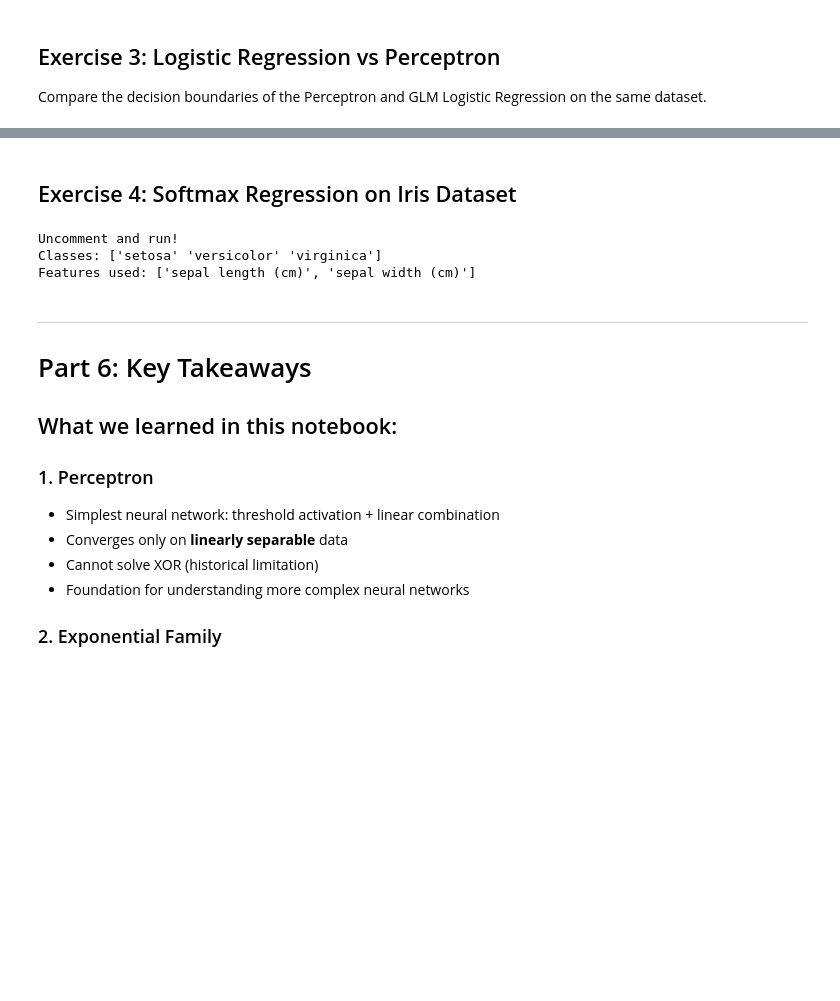
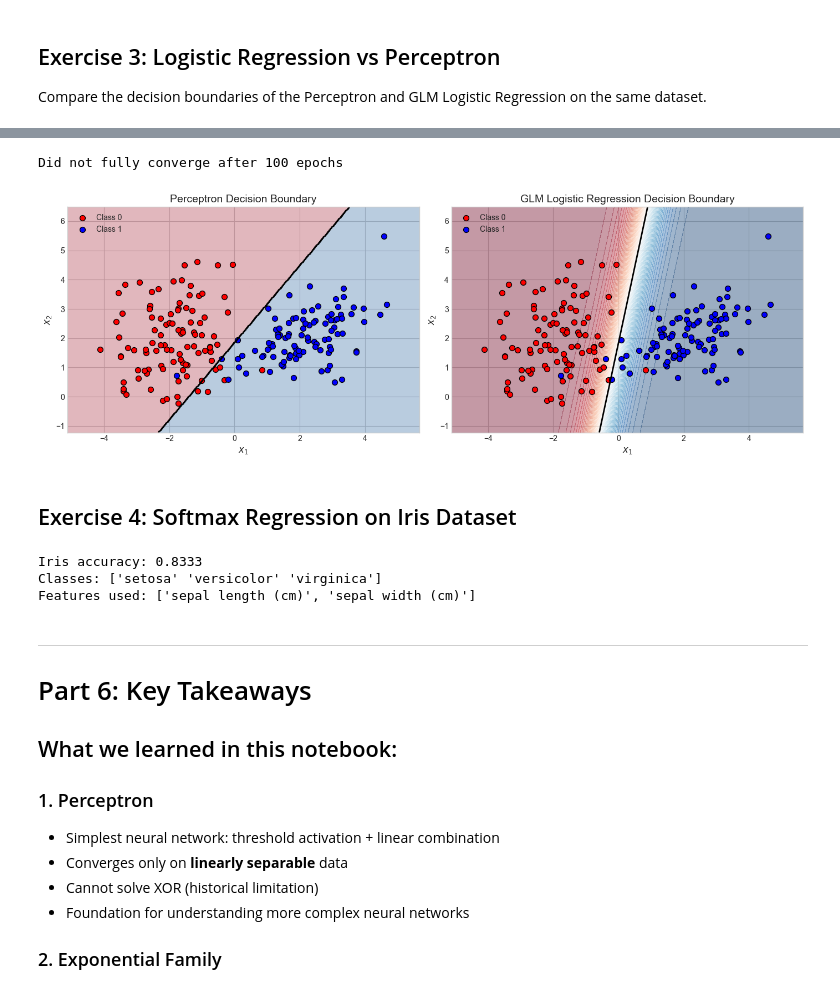
Before and after one commit to SouhailBourhim/CS229-Machine-Learning, a Jupyter notebook: Notebooks/CS229_Lecture_4.ipynb, the cells around one changed output, grey strips where cells are left out. Saved outputs shown, nothing was run; the diff lists cells and outputs as text; code cells hidden in the pictures; blank space fills up the shorter version.

```diff
--- a/Notebooks/CS229_Lecture_4.ipynb
+++ b/Notebooks/CS229_Lecture_4.ipynb
@@ -1142,3 +1149,56 @@ Which model gives probability estimates? Which only gives hard predictions?
+# %%
+# Compare Perceptron vs GLM Logistic Regression decision boundaries on the same data
+
+# (Re)train both models here so this cell is self-contained
+perc_comp = Perceptron(learning_rate=0.1, n_iterations=100)
+perc_comp.fit(X_perc, y_perc)
+
+log_comp = GLM_LogisticRegression(learning_rate=0.5, n_iterations=500)
+log_comp.fit(X_perc, y_perc)
+
+# Create mesh grid over feature space
+x_min, x_max = X_perc[:, 0].min() - 1, X_perc[:, 0].max() + 1
+y_min, y_max = X_perc[:, 1].min() - 1, X_perc[:, 1].max() + 1
+xx, yy = np.meshgrid(
+    np.linspace(x_min, x_max, 300),
+    np.linspace(y_min, y_max, 300)
+)
+
+grid = np.c_[xx.ravel(), yy.ravel()]
+
+fig, axes = plt.subplots(1, 2, figsize=(14, 5))
+
+# --- Perceptron decision boundary (hard labels) ---
+ax = axes[0]
+Z_perc = perc_comp.predict(grid).reshape(xx.shape)
+
+ax.contourf(xx, yy, Z_perc, alpha=0.3, cmap='RdBu')
+ax.contour(xx, yy, Z_perc, levels=[0.5], colors='black', linewidths=2)
+ax.scatter(X_perc[y_perc == 0, 0], X_perc[y_perc == 0, 1], c='red', label='Class 0', edgecolors='k', s=50)
+ax.scatter(X_perc[y_perc == 1, 0], X_perc[y_perc == 1, 1], c='blue', label='Class 1', edgecolors='k', s=50)
+ax.set_title('Perceptron Decision Boundary', fontsize=14)
+ax.set_xlabel('$x_1$', fontsize=12)
+ax.set_ylabel('$x_2$', fontsize=12)
+ax.legend()
+
+# --- Logistic Regression decision boundary (probabilities) ---
+ax2 = axes[1]
+Z_log = log_comp.predict_proba(grid).reshape(xx.shape)
+
+cf = ax2.contourf(xx, yy, Z_log, alpha=0.4, cmap='RdBu', levels=50)
+ax2.contour(xx, yy, Z_log, levels=[0.5], colors='black', linewidths=2)
+ax2.scatter(X_perc[y_perc == 0, 0], X_perc[y_perc == 0, 1], c='red', label='Class 0', edgecolors='k', s=50)
+ax2.scatter(X_perc[y_perc == 1, 0], X_perc[y_perc == 1, 1], c='blue', label='Class 1', edgecolors='k', s=50)
+ax2.set_title('GLM Logistic Regression Decision Boundary', fontsize=14)
+ax2.set_xlabel('$x_1$', fontsize=12)
+ax2.set_ylabel('$x_2$', fontsize=12)
+ax2.legend()
+
+plt.tight_layout()
+plt.show()
+# %% [output]
+Did not fully converge after 100 epochs
+[figure, added]
 # %% [markdown]
 ## Exercise 4: Softmax Regression on Iris Dataset
 # %%
@@ -1158,15 +1218,14 @@ X_iris_scaled = scaler.fit_transform(X_iris)
 # TODO: Compute and print accuracy
 # TODO: Visualize the decision boundaries
 
-# iris_model = GLM_SoftmaxRegression(learning_rate=0.5, n_iterations=1000)
-# iris_model.fit(X_iris_scaled, y_iris)
-# print(f'Iris accuracy: {iris_model.accuracy(X_iris_scaled, y_iris):.4f}')
+iris_model = GLM_SoftmaxRegression(learning_rate=0.5, n_iterations=1000)
+iris_model.fit(X_iris_scaled, y_iris)
+print(f'Iris accuracy: {iris_model.accuracy(X_iris_scaled, y_iris):.4f}')
 
-print('Uncomment and run!')
 print(f'Classes: {iris.target_names}')
 print(f'Features used: {iris.feature_names[:2]}')
 # %% [output]
-Uncomment and run!
+Iris accuracy: 0.8333
 Classes: ['setosa' 'versicolor' 'virginica']
 Features used: ['sepal length (cm)', 'sepal width (cm)']
 # %% [markdown]
```
Also changed, not shown: parts of 3 cells of this notebook.
